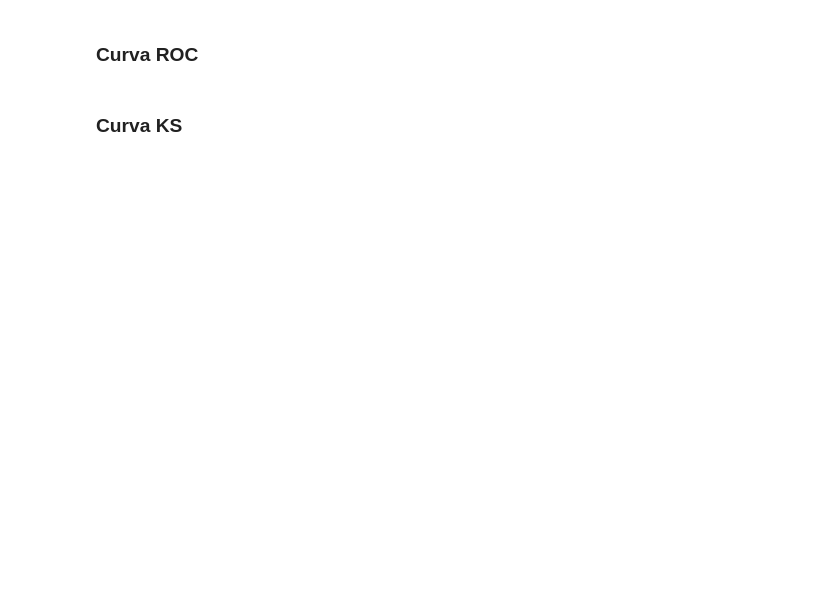
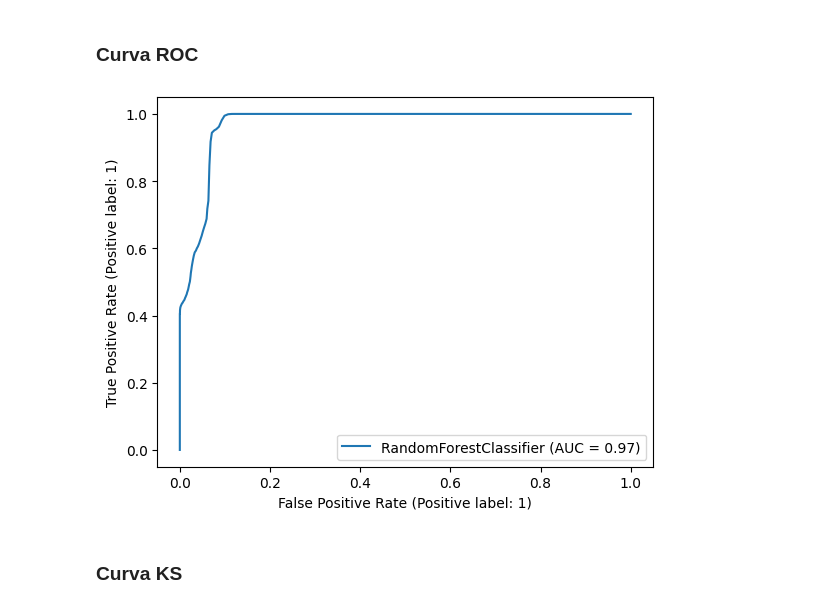
Before and after one commit to lucasacioly/Redes-Neurais, a Jupyter notebook: random_forest.ipynb, the cells around one changed output. Cells and saved outputs as stored; diff of their text form; code cells hidden in the pictures; blank space fills up the shorter version.

Commit message:
implements roc curve and ks curve

```diff
--- a/random_forest.ipynb
+++ b/random_forest.ipynb
@@ -105,2 +101,10 @@ plot_matrix(cm)
+# %%
+# TODO: Plotar a curva ROC
+from sklearn.metrics import RocCurveDisplay
+
+rf_roc = RocCurveDisplay.from_estimator(rf, X_validation, y_validation)
+plt.show()
+# %% [output]
+[figure, added]
 # %% [markdown]
 ### Curva KS
```
Also changed, not shown: parts of 15 cells of this notebook.
